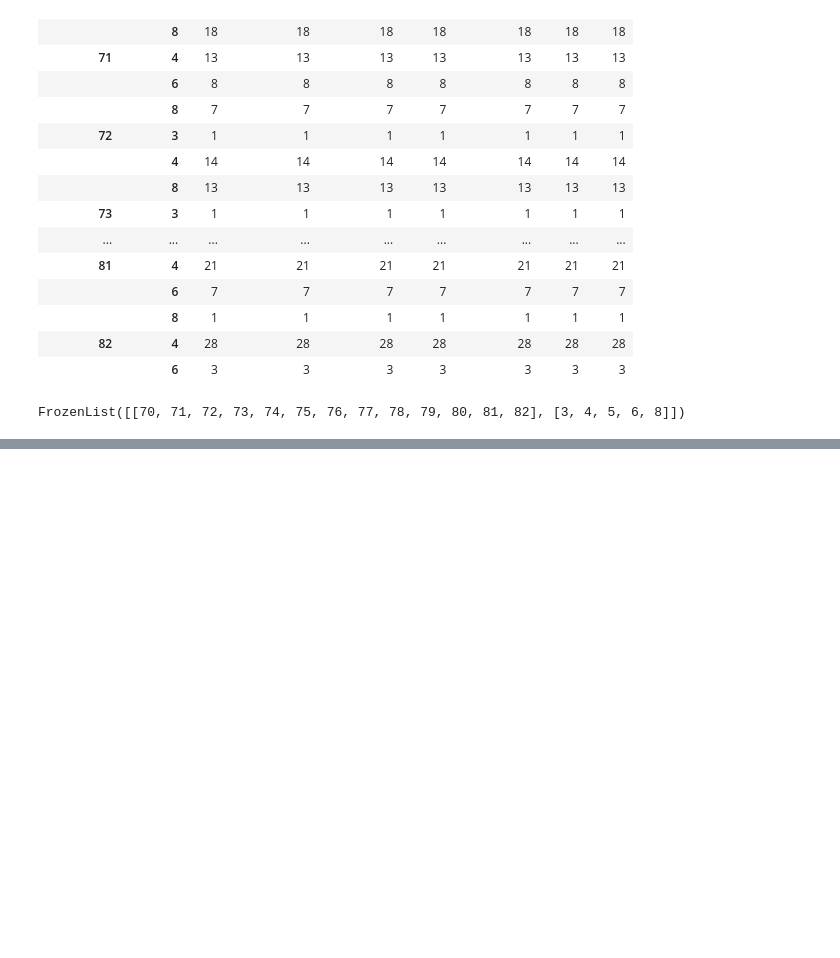
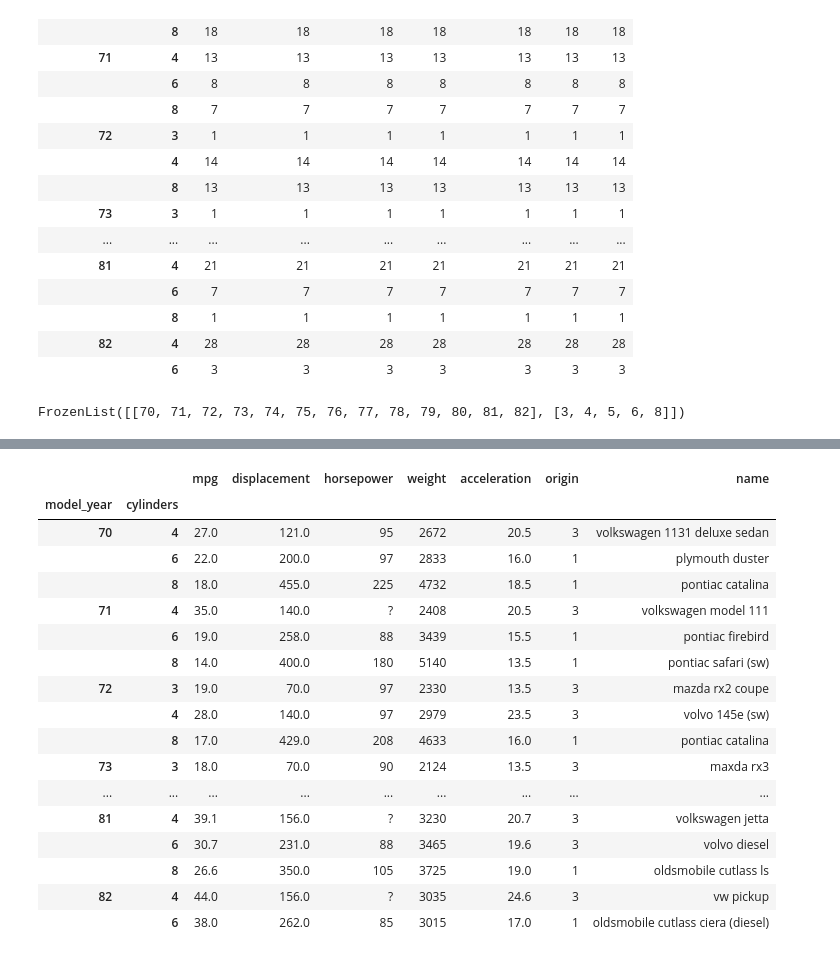
Before and after one commit to JovanTTT/MachineLearning-Course, a Jupyter notebook: Pandas.ipynb, the cells around one changed output, grey strips where cells are left out. Drawn from its saved outputs; the diff is of its cells as text; code cells hidden in the pictures; blank space fills up the shorter version.

```diff
--- a/Pandas.ipynb
+++ b/Pandas.ipynb
@@ -1459,0 +1480,21 @@ Name: (70, 4), dtype: object
+# %%
+year_cyl
+# %% [output]
+|  |  | mpg | displacement | horsepower | weight | acceleration | origin | name |
+| model_year | cylinders |  |  |  |  |  |  |  |
+| 70 | 4 | 27.0 | 121.0 | 95 | 2672 | 20.5 | 3 | volkswagen 1131 deluxe sedan |
+|  | 6 | 22.0 | 200.0 | 97 | 2833 | 16.0 | 1 | plymouth duster |
+|  | 8 | 18.0 | 455.0 | 225 | 4732 | 18.5 | 1 | pontiac catalina |
+| 71 | 4 | 35.0 | 140.0 | ? | 2408 | 20.5 | 3 | volkswagen model 111 |
+|  | 6 | 19.0 | 258.0 | 88 | 3439 | 15.5 | 1 | pontiac firebird |
+|  | 8 | 14.0 | 400.0 | 180 | 5140 | 13.5 | 1 | pontiac safari (sw) |
+| 72 | 3 | 19.0 | 70.0 | 97 | 2330 | 13.5 | 3 | mazda rx2 coupe |
+|  | 4 | 28.0 | 140.0 | 97 | 2979 | 23.5 | 3 | volvo 145e (sw) |
+|  | 8 | 17.0 | 429.0 | 208 | 4633 | 16.0 | 1 | pontiac catalina |
+| 73 | 3 | 18.0 | 70.0 | 90 | 2124 | 13.5 | 3 | maxda rx3 |
+| ... | ... | ... | ... | ... | ... | ... | ... | ... |
+| 81 | 4 | 39.1 | 156.0 | ? | 3230 | 20.7 | 3 | volkswagen jetta |
+|  | 6 | 30.7 | 231.0 | 88 | 3465 | 19.6 | 3 | volvo diesel |
+|  | 8 | 26.6 | 350.0 | 105 | 3725 | 19.0 | 1 | oldsmobile cutlass ls |
+| 82 | 4 | 44.0 | 156.0 | ? | 3035 | 24.6 | 3 | vw pickup |
+|  | 6 | 38.0 | 262.0 | 85 | 3015 | 17.0 | 1 | oldsmobile cutlass ciera (diesel) |
```
Also changed, not shown: parts of 12 cells of this notebook.
